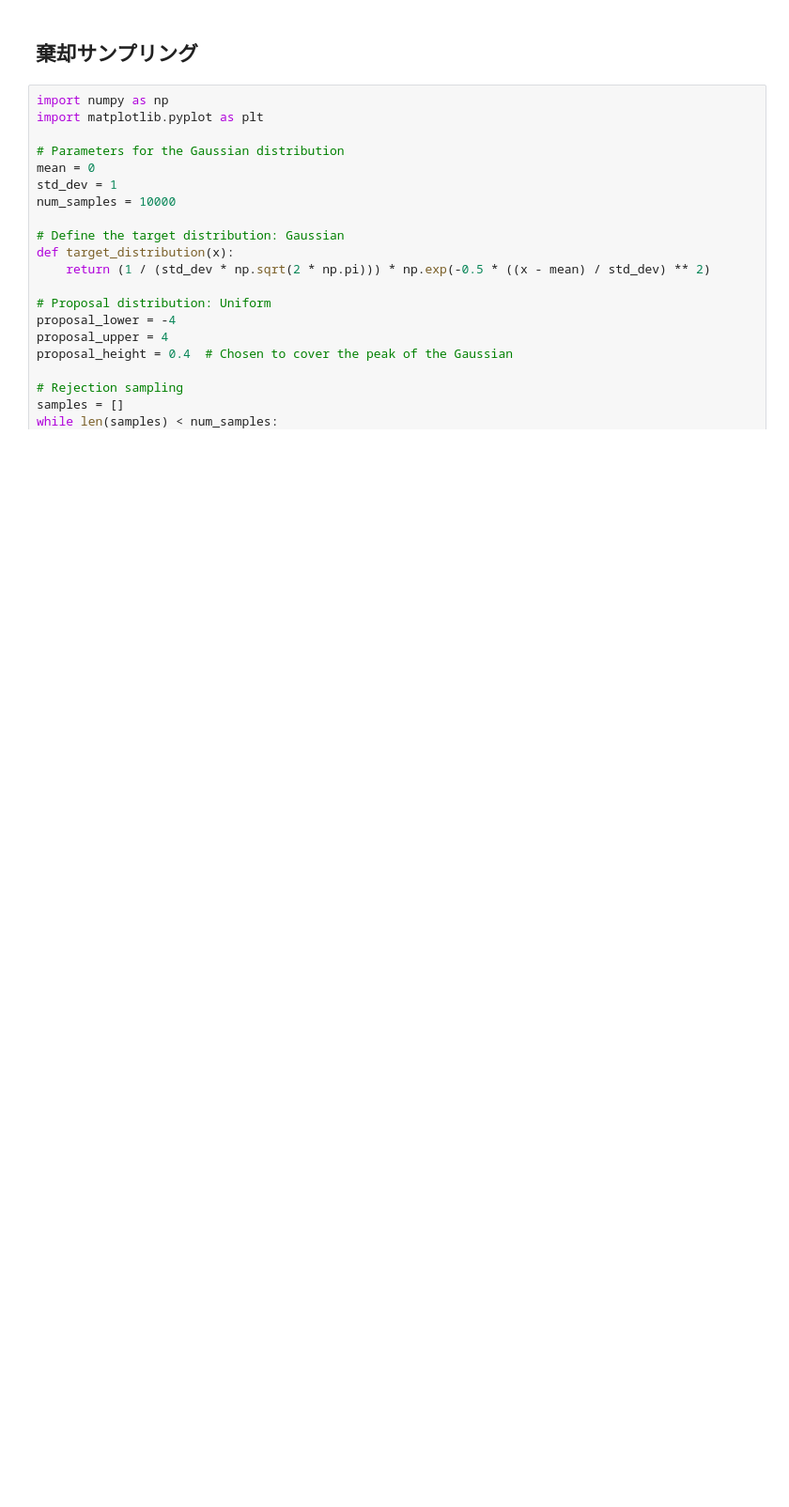
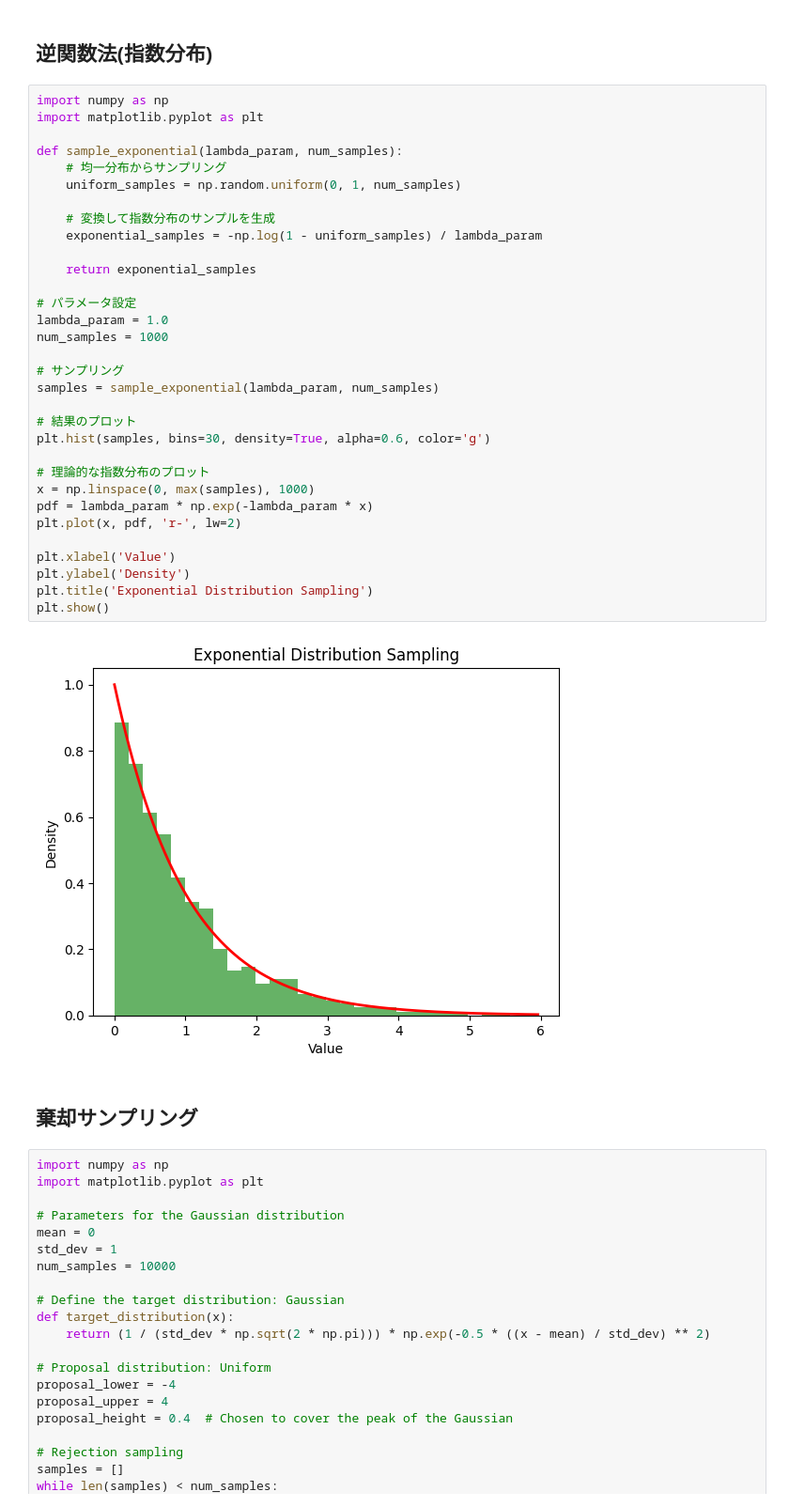
Before and after one commit to YusakuNakajima/PRML_Chap11, a Jupyter notebook: montecalro_sampling.ipynb, the cells around one changed output. Shown: that part at 94% size. Cells and saved outputs as stored; diff of their text form; blank space fills up the shorter version.

```diff
--- a/montecalro_sampling.ipynb
+++ b/montecalro_sampling.ipynb
@@ -1,3 +1,39 @@
+# %% [markdown]
+## 逆関数法(指数分布)
+# %%
+import numpy as np
+import matplotlib.pyplot as plt
+
+def sample_exponential(lambda_param, num_samples):
+    # 均一分布からサンプリング
+    uniform_samples = np.random.uniform(0, 1, num_samples)
+
+    # 変換して指数分布のサンプルを生成
+    exponential_samples = -np.log(1 - uniform_samples) / lambda_param
+
+    return exponential_samples
+
+# パラメータ設定
+lambda_param = 1.0
+num_samples = 1000
+
+# サンプリング
+samples = sample_exponential(lambda_param, num_samples)
+
+# 結果のプロット
+plt.hist(samples, bins=30, density=True, alpha=0.6, color='g')
+
+# 理論的な指数分布のプロット
+x = np.linspace(0, max(samples), 1000)
+pdf = lambda_param * np.exp(-lambda_param * x)
+plt.plot(x, pdf, 'r-', lw=2)
+
+plt.xlabel('Value')
+plt.ylabel('Density')
+plt.title('Exponential Distribution Sampling')
+plt.show()
+# %% [output]
+[figure, added]
 # %% [markdown]
 ## 棄却サンプリング
 # %%
```
Also changed, not shown: 2 other files.
